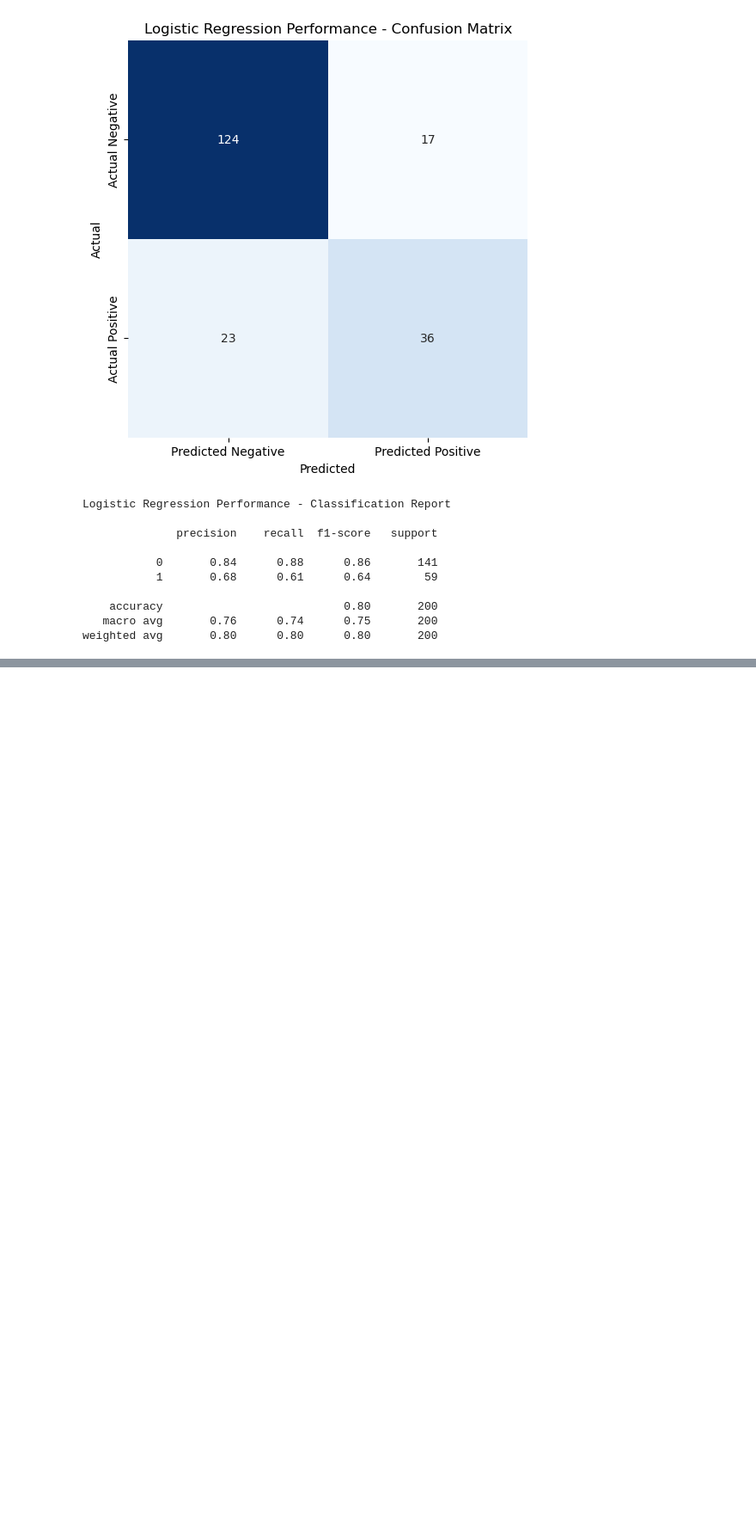
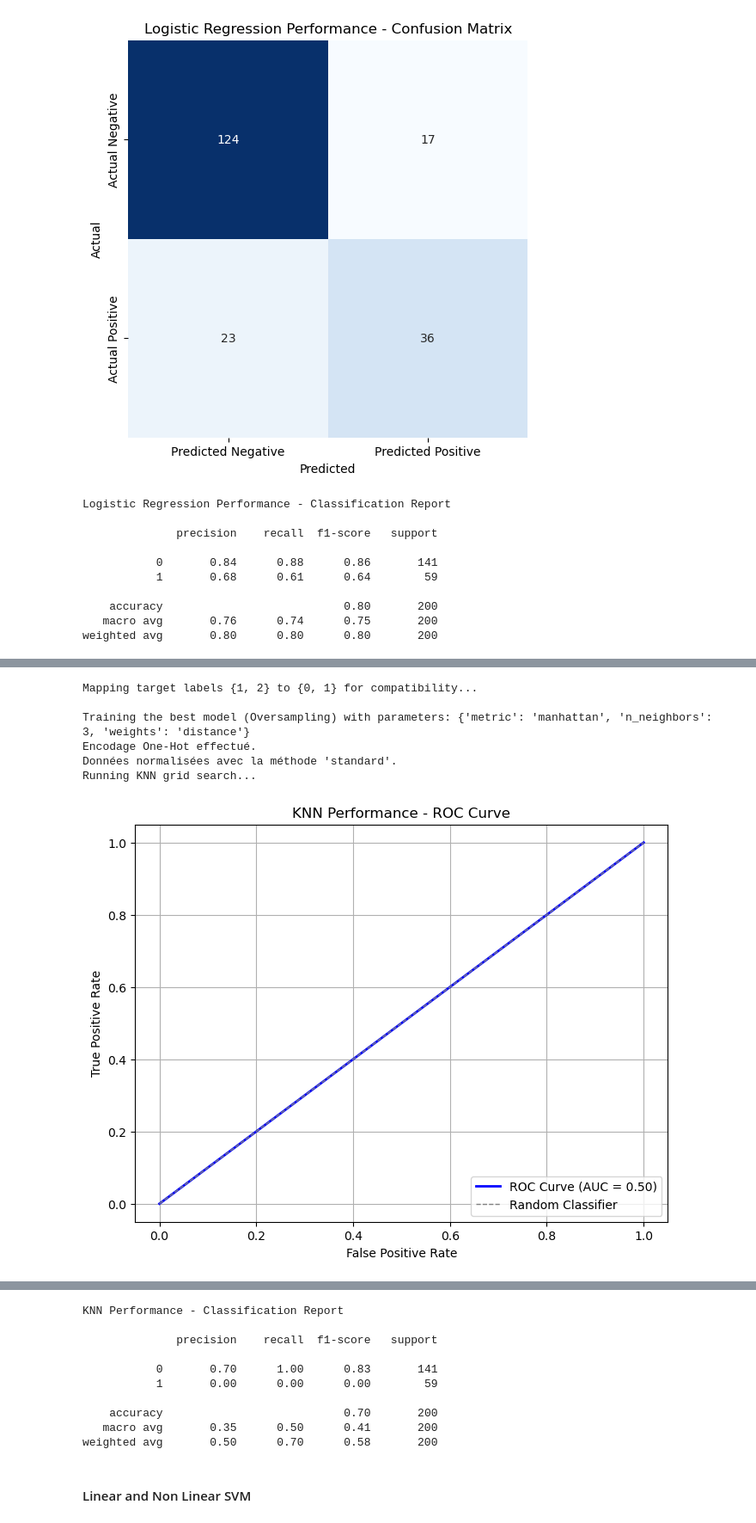
Before and after one commit to ferrorra/supervised, a Jupyter notebook: Projet_Apprentissage_supervisé-20241114/projet-part1.ipynb, the cells around one changed output, grey strips where cells are left out. Shown at 86% size. Drawn from its saved outputs; the diff is of its cells as text; code cells hidden in the pictures; blank space fills up the shorter version.

```diff
--- a/Projet_Apprentissage_supervisé-20241114/projet-part1.ipynb
+++ b/Projet_Apprentissage_supervisé-20241114/projet-part1.ipynb
@@ -341,0 +493,20 @@ weighted avg       0.80      0.80      0.80       200
+# %%
+import evaluation
+from sklearn.metrics import accuracy_score  # Ensure this is imported
+
+
+final_results = {}
+
+# Ici ce que je fais est de garder le modele qui donne la meilleure accuracy avec la technique la plus optimale entre oversampling, undersampling, et la methode combinée
+models = {
+    "KNN": knn_model
+}
+
+for model_name, model_func in models.items():
+    results, best_method = evaluation.evaluate_model_with_sampling(model_func,model_name, X_train, y_train)
+
+print("\nResults:")
+for method, result in results.items():
+    print(f"{method}: Accuracy = {result['Accuracy']:.4f}, Best Params = {result['Best Params']}")
+
+print(f"\nBest Sampling Method: {best_method}")
@@ -341,0 +531,31 @@ weighted avg       0.80      0.80      0.80       200
+# %%
+# Import necessary modules
+from supervised import decision_tree_model
+
+# Import necessary modules
+from evaluation import full_analysis_with_visuals
+
+# Train OneHotEncoder during training phase
+categorical_cols = X_train.select_dtypes(include=["object", "category"]).columns
+encoder = OneHotEncoder(drop="first", sparse=False, handle_unknown="ignore")
+encoder.fit(X_train[categorical_cols])
+
+# Call full analysis
+full_analysis_with_visuals(
+    model_name=model_name,
+    model_func=model_func,
+    results=results,
+    best_method=best_method,
+    X_test=X_test,
+    y_test=y_test,
+    encoder=encoder,
+    title=model_name+" Performance"
+)
+# %% [output]
+Mapping target labels {1, 2} to {0, 1} for compatibility...
+
+Training the best model (Oversampling) with parameters: {'metric': 'manhattan', 'n_neighbors': 3, 'weights': 'distance'}
+Encodage One-Hot effectué.
+Données normalisées avec la méthode 'standard'.
+Running KNN grid search...
+[figure, added]
@@ -341,0 +564,12 @@ weighted avg       0.80      0.80      0.80       200
+KNN Performance - Classification Report
+
+              precision    recall  f1-score   support
+
+           0       0.70      1.00      0.83       141
+           1       0.00      0.00      0.00        59
+
+    accuracy                           0.70       200
+   macro avg       0.35      0.50      0.41       200
+weighted avg       0.50      0.70      0.58       200
+# %% [markdown]
+#### Linear and Non Linear SVM
```
Also changed, not shown: parts of 36 cells of this notebook, 1 other file.
